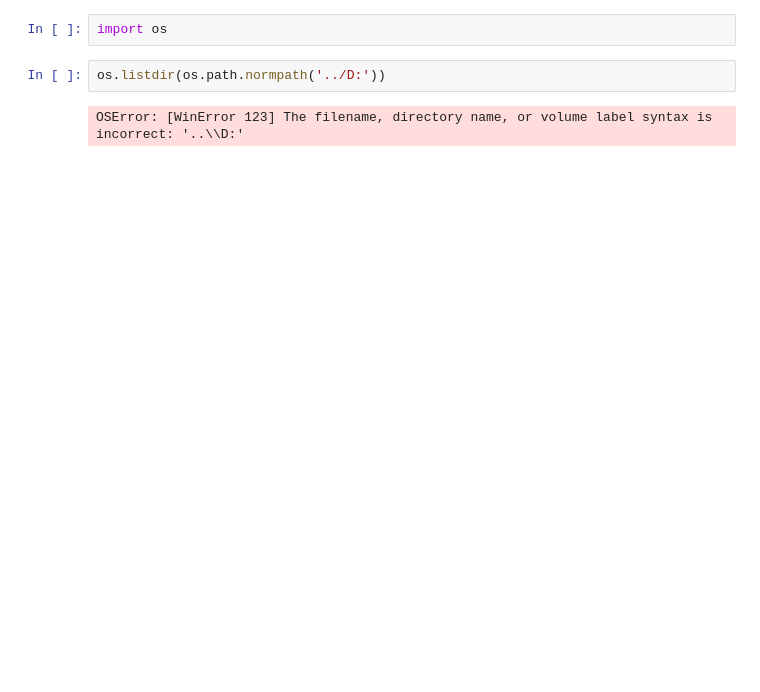
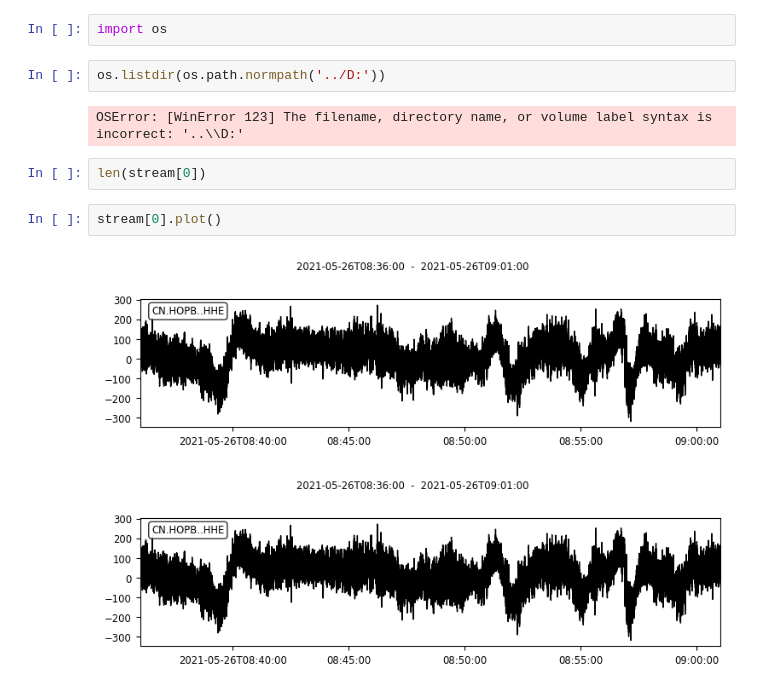
Before and after one commit to avzero07/eew-spatio-temporal, a Jupyter notebook: scratch/scratch.ipynb, the cells around one changed output. Saved outputs shown, nothing was run; the diff lists cells and outputs as text; blank space fills up the shorter version.

```diff
--- a/scratch/scratch.ipynb
+++ b/scratch/scratch.ipynb
@@ -72,3 +72,10 @@ import os
 os.listdir(os.path.normpath('../D:'))
 # %% [output]
 OSError: [WinError 123] The filename, directory name, or volume label syntax is incorrect: '..\\D:'
+# %%
+len(stream[0])
+# %%
+stream[0].plot()
+# %% [output]
+[figure, added]
+[figure, added]
```
Also changed, not shown: parts of 5 cells of this notebook, 5 other files.
